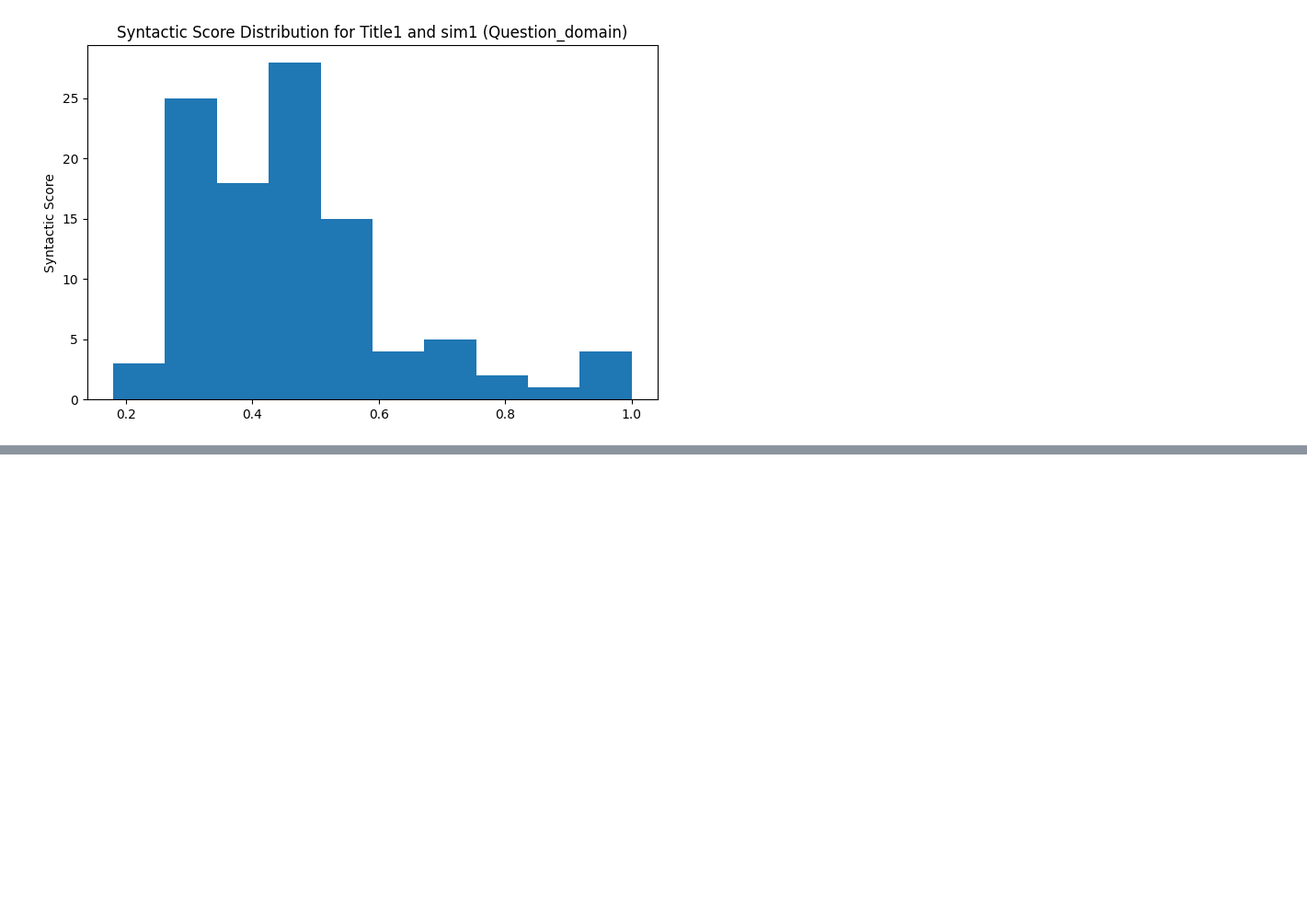
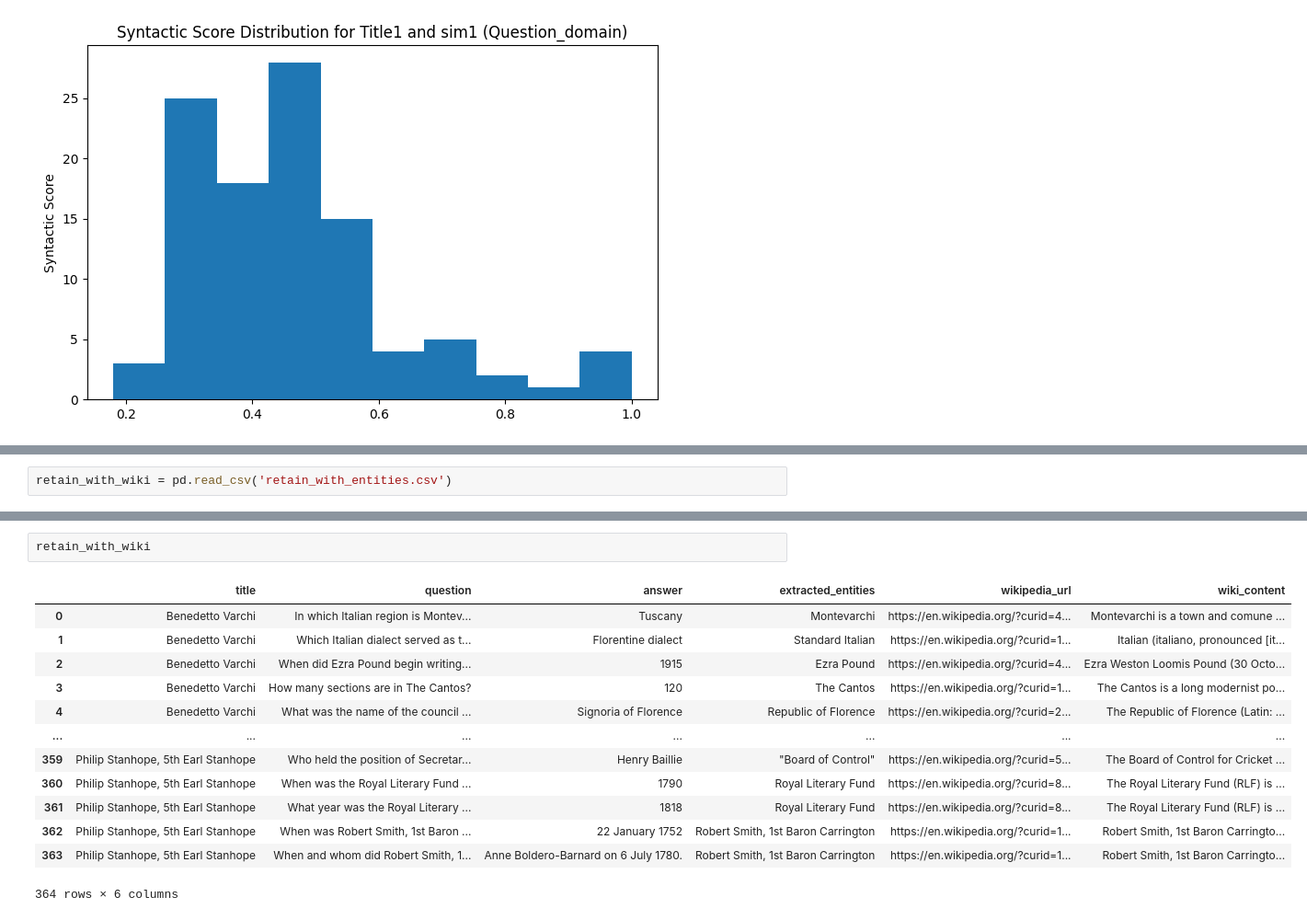
Before and after one commit to praveensonu/emnlp25, a Jupyter notebook: semantic.ipynb, the cells around one changed output, grey strips where cells are left out. Shown at 92% size. Drawn from its saved outputs; the diff is of its cells as text; blank space fills up the shorter version.

```diff
--- a/semantic.ipynb
+++ b/semantic.ipynb
@@ -449,0 +492,2 @@ plt.show()
+# %%
+retain_with_wiki = pd.read_csv('retain_with_entities.csv')
@@ -449,0 +585,16 @@ plt.show()
+# %%
+retain_with_wiki
+# %% [output]
+|  | title | question | answer | extracted_entities | wikipedia_url | wiki_content |
+| 0 | Benedetto Varchi | In which Italian region is Montev... | Tuscany | Montevarchi | https://en.wikipedia.org/?curid=4... | Montevarchi is a town and comune ... |
+| 1 | Benedetto Varchi | Which Italian dialect served as t... | Florentine dialect | Standard Italian | https://en.wikipedia.org/?curid=1... | Italian (italiano, pronounced [it... |
+| 2 | Benedetto Varchi | When did Ezra Pound begin writing... | 1915 | Ezra Pound | https://en.wikipedia.org/?curid=4... | Ezra Weston Loomis Pound (30 Octo... |
+| 3 | Benedetto Varchi | How many sections are in The Cantos? | 120 | The Cantos | https://en.wikipedia.org/?curid=1... | The Cantos is a long modernist po... |
+| 4 | Benedetto Varchi | What was the name of the council ... | Signoria of Florence | Republic of Florence | https://en.wikipedia.org/?curid=2... | The Republic of Florence (Latin: ... |
+| ... | ... | ... | ... | ... | ... | ... |
+| 359 | Philip Stanhope, 5th Earl Stanhope | Who held the position of Secretar... | Henry Baillie | "Board of Control" | https://en.wikipedia.org/?curid=5... | The Board of Control for Cricket ... |
+| 360 | Philip Stanhope, 5th Earl Stanhope | When was the Royal Literary Fund ... | 1790 | Royal Literary Fund | https://en.wikipedia.org/?curid=8... | The Royal Literary Fund (RLF) is ... |
+| 361 | Philip Stanhope, 5th Earl Stanhope | What year was the Royal Literary ... | 1818 | Royal Literary Fund | https://en.wikipedia.org/?curid=8... | The Royal Literary Fund (RLF) is ... |
+| 362 | Philip Stanhope, 5th Earl Stanhope | When was Robert Smith, 1st Baron ... | 22 January 1752 | Robert Smith, 1st Baron Carrington | https://en.wikipedia.org/?curid=1... | Robert Smith, 1st Baron Carringto... |
+| 363 | Philip Stanhope, 5th Earl Stanhope | When and whom did Robert Smith, 1... | Anne Boldero-Barnard on 6 July 1780. | Robert Smith, 1st Baron Carrington | https://en.wikipedia.org/?curid=1... | Robert Smith, 1st Baron Carringto... |
+364 rows × 6 columns
```
Also changed, not shown: parts of 41 cells of this notebook, 12 other files.
